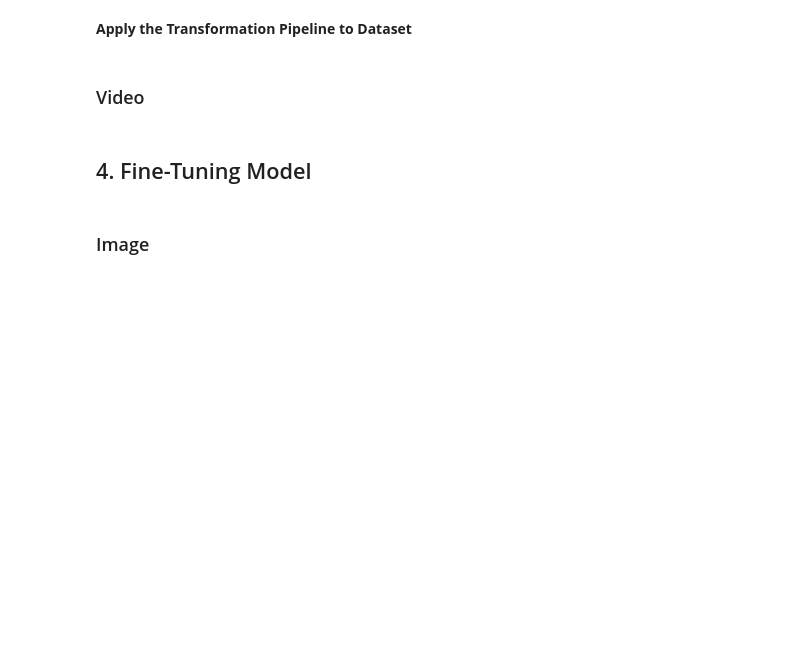
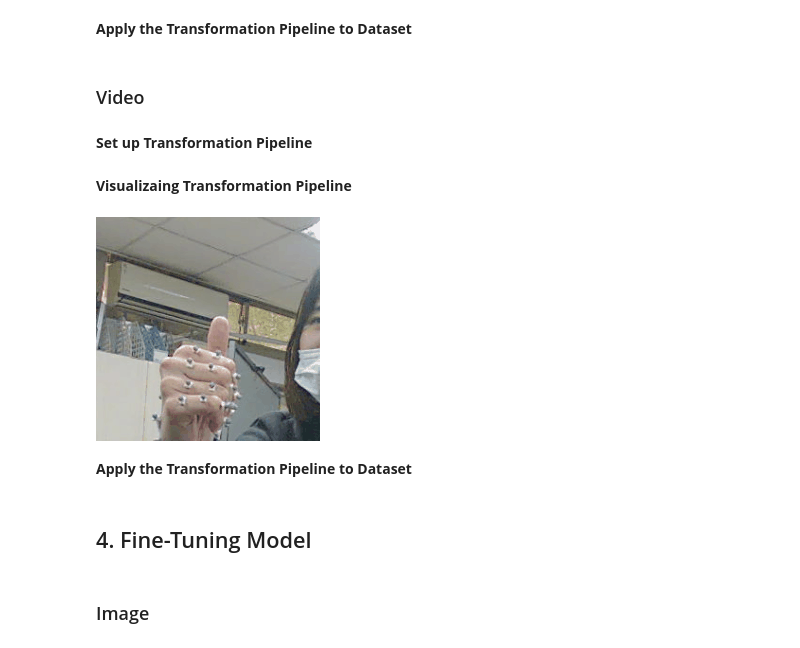
Before and after one commit to jeffrymahbuubi/depth-camera-orbbec, a Jupyter notebook: DEVELOPMENT/notebook/2_model_development.ipynb, the cells around one changed output. Drawn from its saved outputs; the diff is of its cells as text; code cells hidden in the pictures; blank space fills up the shorter version.

```diff
--- a/DEVELOPMENT/notebook/2_model_development.ipynb
+++ b/DEVELOPMENT/notebook/2_model_development.ipynb
@@ -30,11 +30,11 @@ from datasets import Dataset
 from datasets import Image
 
 # 1) Load filepaths and labels (you already have this)
-rgb_dir = r'D:\RESEARCH ASSISTANT\6. Depth Camera\CODE\Orbbec Gemini 2XL\REMOTE\DEVELOPMENT\notebook\DATA\20250402\image\rgb'
+image_rgb_dir = r'D:\RESEARCH ASSISTANT\6. Depth Camera\CODE\Orbbec Gemini 2XL\REMOTE\DEVELOPMENT\notebook\DATA\20250402\image\rgb'
 
 filepaths, labels = [], []
-for class_name in os.listdir(rgb_dir):
-    class_dir = os.path.join(rgb_dir, class_name)
+for class_name in os.listdir(image_rgb_dir):
+    class_dir = os.path.join(image_rgb_dir, class_name)
     for npy_path in glob.glob(os.path.join(class_dir, '*.npy')):
         filepaths.append(npy_path)
         labels.append(class_name)
@@ -46,13 +46,15 @@ pr_ds = Dataset.from_dict({
     "label": labels
 })
 
+pr_ds = pr_ds.class_encode_column("label")
+
 # 1) initial 80/20 split
-split1 = pr_ds.train_test_split(test_size=0.2, shuffle=True, seed=42)
+split1 = pr_ds.train_test_split(test_size=0.2, shuffle=True, seed=42, stratify_by_column="label")
 train_ds = split1["train"]        # 80%
 temp_ds  = split1["test"]         # 20%
 
 # 2) split that 20% into half validation, half test → 10/10
-split2 = temp_ds.train_test_split(test_size=0.5, shuffle=True, seed=42)
+split2 = temp_ds.train_test_split(test_size=0.5, shuffle=True, seed=42, stratify_by_column="label")
 val_ds  = split2["train"]         # 10%
 test_ds = split2["test"]          # 10%
 
@@ -221,7 +248,7 @@ def preprocess_train(batch):
         imgs.append(train_transform(image=arr)["image"])
 
     batch["pixel_values"] = imgs
-    batch["labels"]       = [label2id[l] for l in batch["label"]]
+    batch["labels"]       = batch["label"]  # already ints
     return batch
 
 def preprocess_val(batch):
@@ -233,7 +260,7 @@ def preprocess_val(batch):
         imgs.append(val_transform(image=arr)["image"])
 
     batch["pixel_values"] = imgs
-    batch["labels"]       = [label2id[l] for l in batch["label"]]
+    batch["labels"]       = batch["label"]  # already ints
     return batch
 
 # map & reassign train_ds
@@ -264,3 +291,5 @@ test_ds = test_ds.map(
 test_ds.set_format(type="torch", columns=["pixel_values","labels"])
 # %% [markdown]
 ### Video
+# %% [markdown]
+**Set up Transformation Pipeline**
@@ -266,0 +395,52 @@ test_ds.set_format(type="torch", columns=["pixel_values","labels"])
+# %% [markdown]
+**Visualizaing Transformation Pipeline**
+# %%
+import imageio
+from IPython.display import Image
+import numpy as np
+
+def unnormalize_img(img: np.ndarray) -> np.ndarray:
+    # img is (H, W, C) in [0,1]
+    img = (img * std) + mean
+    img = (img * 255).astype("uint8")
+    return img.clip(0, 255)
+
+def create_gif(video_tensor: torch.Tensor, filename="sample.gif") -> str:
+    """
+    video_tensor: (T, C, H, W)
+    """
+    T, C, H, W = video_tensor.shape
+    frames = []
+    for t in range(T):
+        frame = video_tensor[t]                     # (C, H, W)
+        arr = frame.permute(1, 2, 0).cpu().numpy()  # (H, W, C)
+        arr = unnormalize_img(arr)
+        frames.append(arr)
+    imageio.mimsave(filename, frames, duration=0.25)
+    return filename
+
+def display_gif(video_tensor: torch.Tensor, gif_name="sample.gif") -> Image:
+    """
+    video_tensor: (T, C, H, W)
+    """
+    gif_path = create_gif(video_tensor, gif_name)
+    return Image(filename=gif_path)
+
+# -------------------------------------------------------
+# Example usage on val_ds:
+
+idx     = 0
+example = val_ds[idx]
+
+# extract & squeeze:
+arr = np.array(example["video"], dtype=np.float32)
+if arr.ndim == 5 and arr.shape[0] == 1:
+    arr = arr.squeeze(0)         # now (T, C, H, W)
+
+vid   = torch.from_numpy(arr).float()      # (T, C, H, W)
+vid_t = train_transform(vid)                 # still (T, C, H, W)
+display_gif(vid_t, gif_name="val_sample.gif")
+# %% [output]
+[figure, added]
+# %% [markdown]
+**Apply the Transformation Pipeline to Dataset**
```
Also changed, not shown: parts of 24 cells of this notebook, 1 other file.
